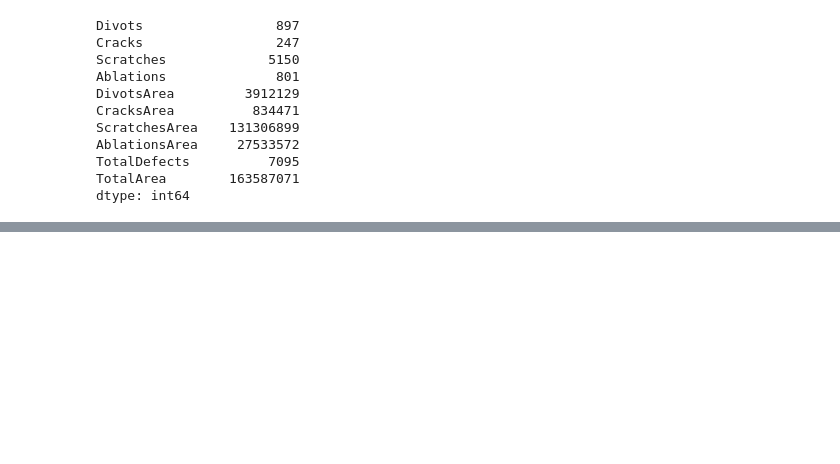
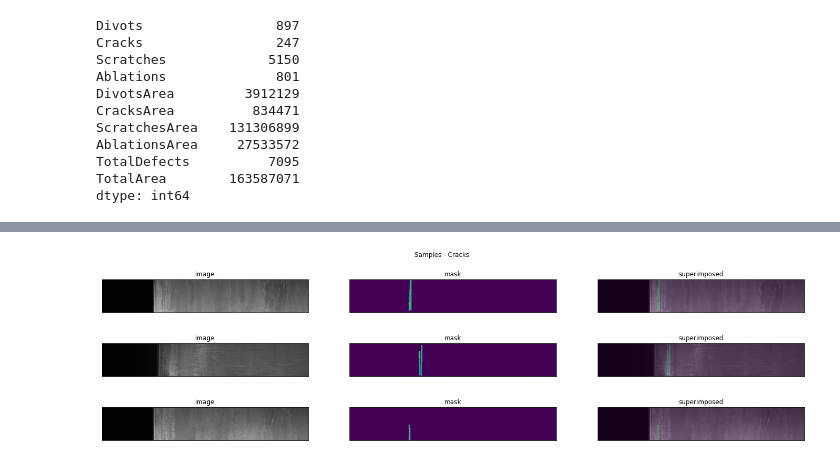
Before and after one commit to bilalcodehub/severstal-steel-defects-detection, a Jupyter notebook: 01_eda.ipynb, the cells around one changed output, grey strips where cells are left out. Drawn from its saved outputs; the diff is of its cells as text; code cells hidden in the pictures; blank space fills up the shorter version.

```diff
--- a/01_eda.ipynb
+++ b/01_eda.ipynb
@@ -66,0 +145,4 @@ dtype: int64
+# %%
+plot_samples(2)
+# %% [output]
+[figure, added]
```
Also changed, not shown: parts of 22 cells of this notebook.
